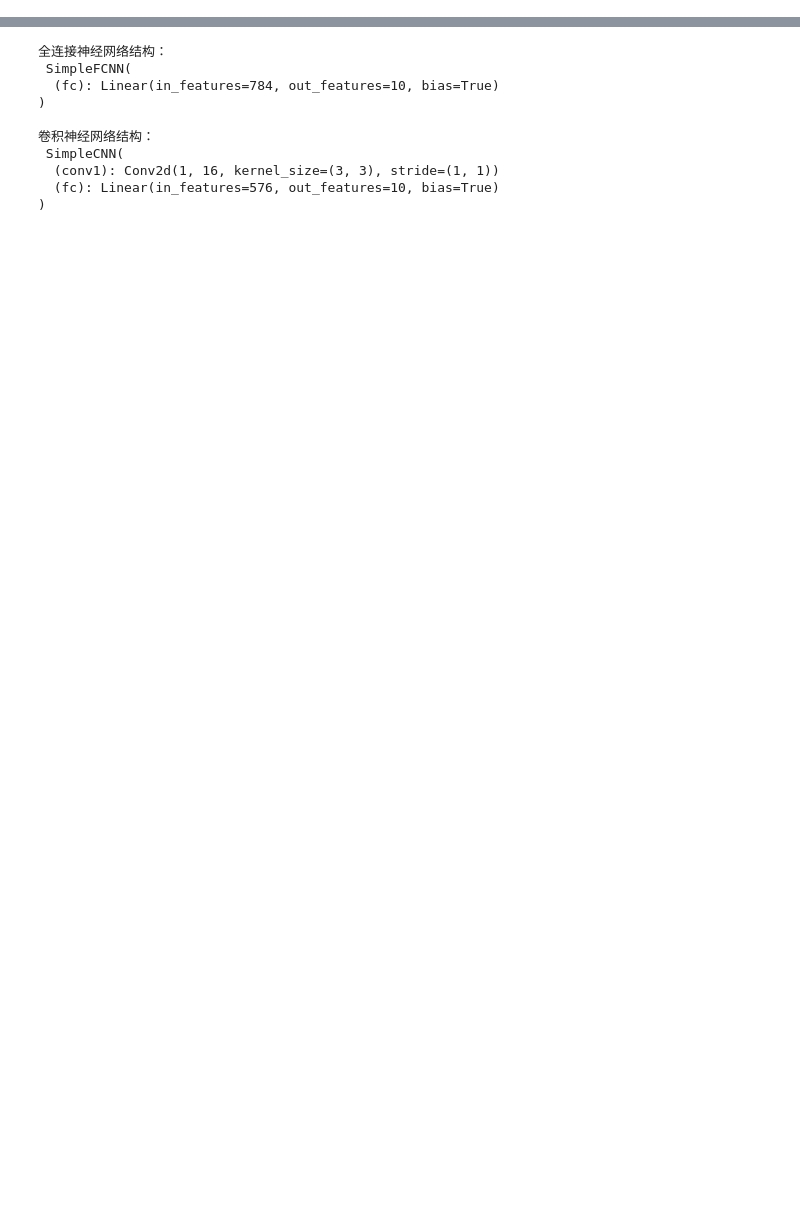
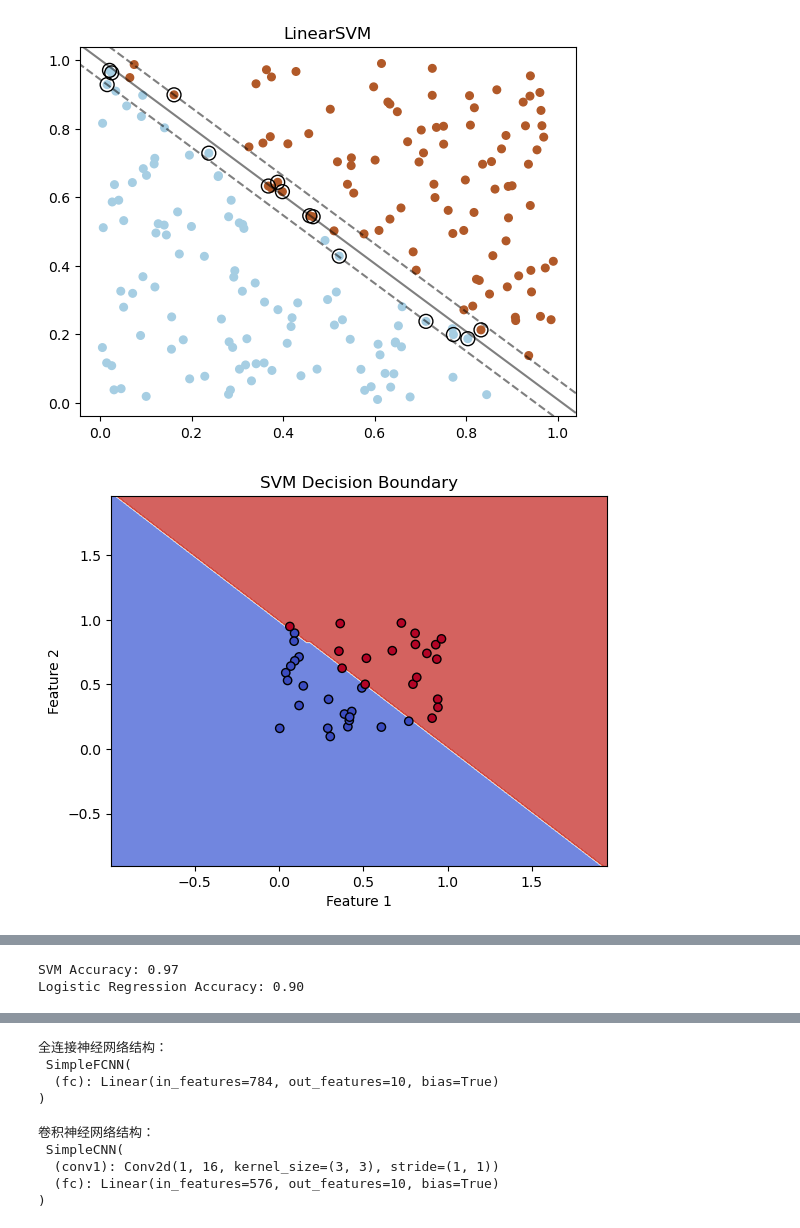
Before and after one commit to ShoiLyaung/UniversityFiles, a Jupyter notebook: Third/Winter/ML/Lab/Lab5/main.ipynb, the cells around one changed output, grey strips where cells are left out. Cells and saved outputs as stored; diff of their text form; code cells hidden in the pictures; blank space fills up the shorter version.

```diff
--- a/Third/Winter/ML/Lab/Lab5/main.ipynb
+++ b/Third/Winter/ML/Lab/Lab5/main.ipynb
@@ -0,0 +59,75 @@
+# %%
+import numpy as np
+import matplotlib.pyplot as plt
+from sklearn.svm import SVC, LinearSVC
+from sklearn.linear_model import LogisticRegression
+from sklearn.model_selection import train_test_split
+from sklearn.metrics import accuracy_score
+
+# Generate synthetic data for binary classification
+np.random.seed(42)
+X = np.random.rand(200, 2)
+y = np.where(X[:, 0] + X[:, 1] > 1, 1, -1)
+
+# Split the data into training and testing sets
+X_train, X_test, y_train, y_test = train_test_split(X, y, test_size=0.2, random_state=42)
+
+# Train SVM model
+svm_model = SVC(kernel='linear', C=100)  # SVC 建模：使用 SVC类，线性核函数
+svm_model.fit(X_train, y_train)
+
+# Train Logistic Regression model
+lr_model = LogisticRegression()
+lr_model.fit(X_train, y_train)
+
+# Make predictions
+svm_predictions = svm_model.predict(X_test)
+lr_predictions = lr_model.predict(X_test)
+
+# Evaluate accuracy
+svm_accuracy = accuracy_score(y_test, svm_predictions)
+lr_accuracy = accuracy_score(y_test, lr_predictions)
+
+# Visualize decision boundaries
+def plot_decision_boundary(model, X, y, title):
+    h = .02  # step size in the mesh
+    x_min, x_max = X[:, 0].min() - 1, X[:, 0].max() + 1
+    y_min, y_max = X[:, 1].min() - 1, X[:, 1].max() + 1
+    xx, yy = np.meshgrid(np.arange(x_min, x_max, h), np.arange(y_min, y_max, h))
+    Z = model.predict(np.c_[xx.ravel(), yy.ravel()])
+    Z = Z.reshape(xx.shape)
+
+    plt.contourf(xx, yy, Z, cmap=plt.cm.coolwarm, alpha=0.8)
+    plt.scatter(X[:, 0], X[:, 1], c=y, cmap=plt.cm.coolwarm, edgecolors='k')
+    plt.title(title)
+    plt.xlabel('Feature 1')
+    plt.ylabel('Feature 2')
+    plt.show()
+
+# 绘制分割超平面和样本集分类结果
+plt.scatter(X[:,0], X[:,1], c=y, s=30, cmap=plt.cm.Paired)  # 散点图，根据 y值设置不同颜色
+ax = plt.gca()  # 移动坐标轴
+xlim = ax.get_xlim()  # 获得Axes的 x坐标范围
+ylim = ax.get_ylim()  # 获得Axes的 y坐标范围
+xx = np.linspace(xlim[0], xlim[1], 30)  # 创建等差数列，从 start 到 stop，共 num 个
+yy = np.linspace(ylim[0], ylim[1], 30)  #
+YY, XX = np.meshgrid(yy, xx)  # 生成网格点坐标矩阵 XUPT
+xy = np.vstack([XX.ravel(), YY.ravel()]).T  # 将网格矩阵展平后重构为数组
+Z = svm_model.decision_function(xy).reshape(XX.shape)
+ax.contour(XX, YY, Z, colors='k', levels=[-1, 0, 1], alpha=0.5,
+           linestyles=['--', '-', '--'])  # 绘制决策边界和分隔
+ax.scatter(svm_model.support_vectors_[:, 0], svm_model.support_vectors_[:, 1], s=100,
+           linewidth=1, facecolors='none', edgecolors='k')  # 绘制 支持向量
+plt.title("LinearSVM")
+plt.show()
+
+# Plot decision boundaries for SVM and Logistic Regression
+plot_decision_boundary(svm_model, X_test, y_test, 'SVM Decision Boundary')
+plot_decision_boundary(lr_model, X_test, y_test, 'Logistic Regression Decision Boundary')
+
+# Print accuracy
+print(f'SVM Accuracy: {svm_accuracy:.2f}')
+print(f'Logistic Regression Accuracy: {lr_accuracy:.2f}')
+# %% [output]
+[figure, added]
+[figure, added]
@@ -0,0 +135,2 @@
+SVM Accuracy: 0.97
+Logistic Regression Accuracy: 0.90
```
Also changed, not shown: parts of 11 cells of this notebook, 3 other files.
